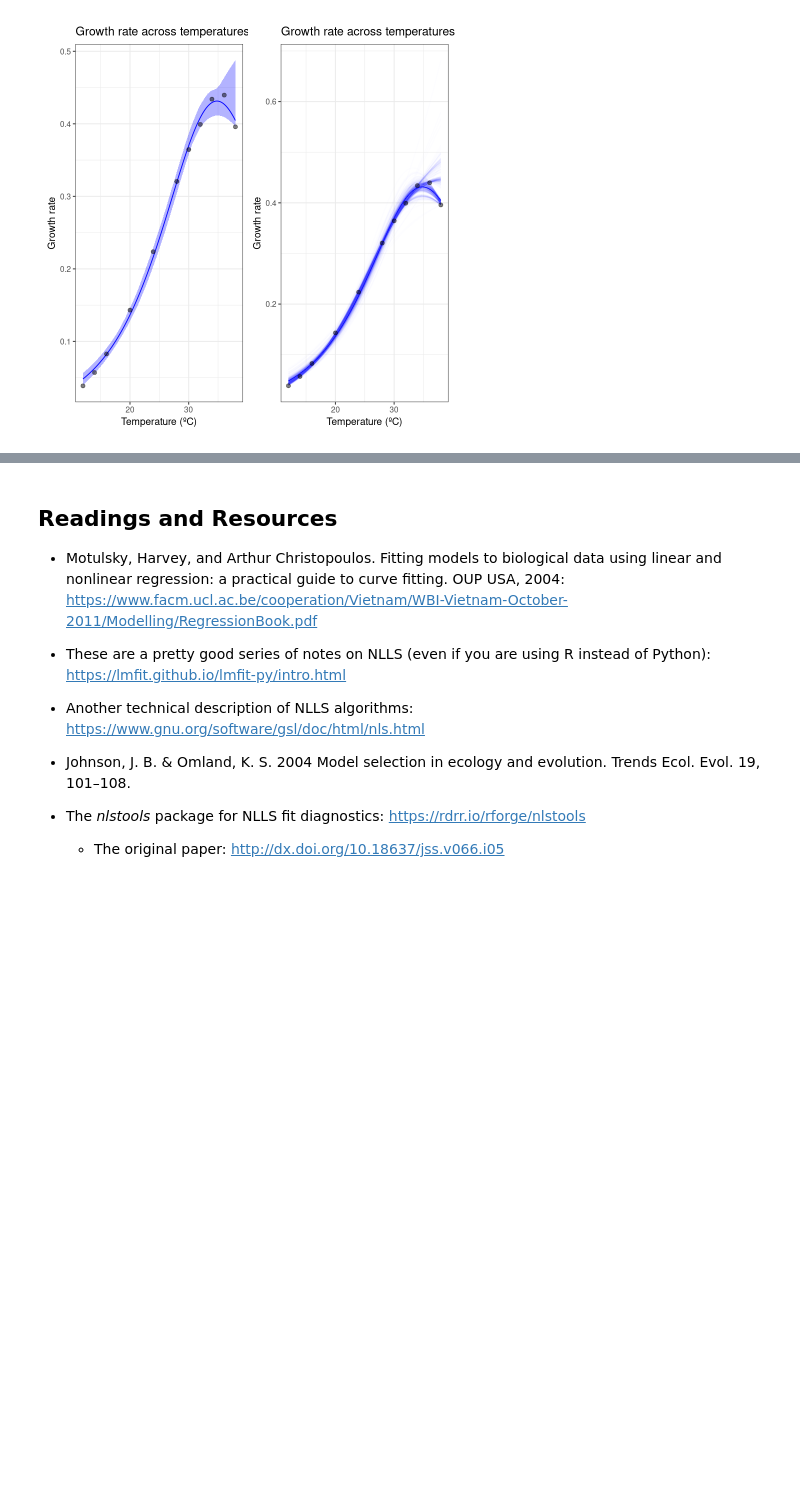
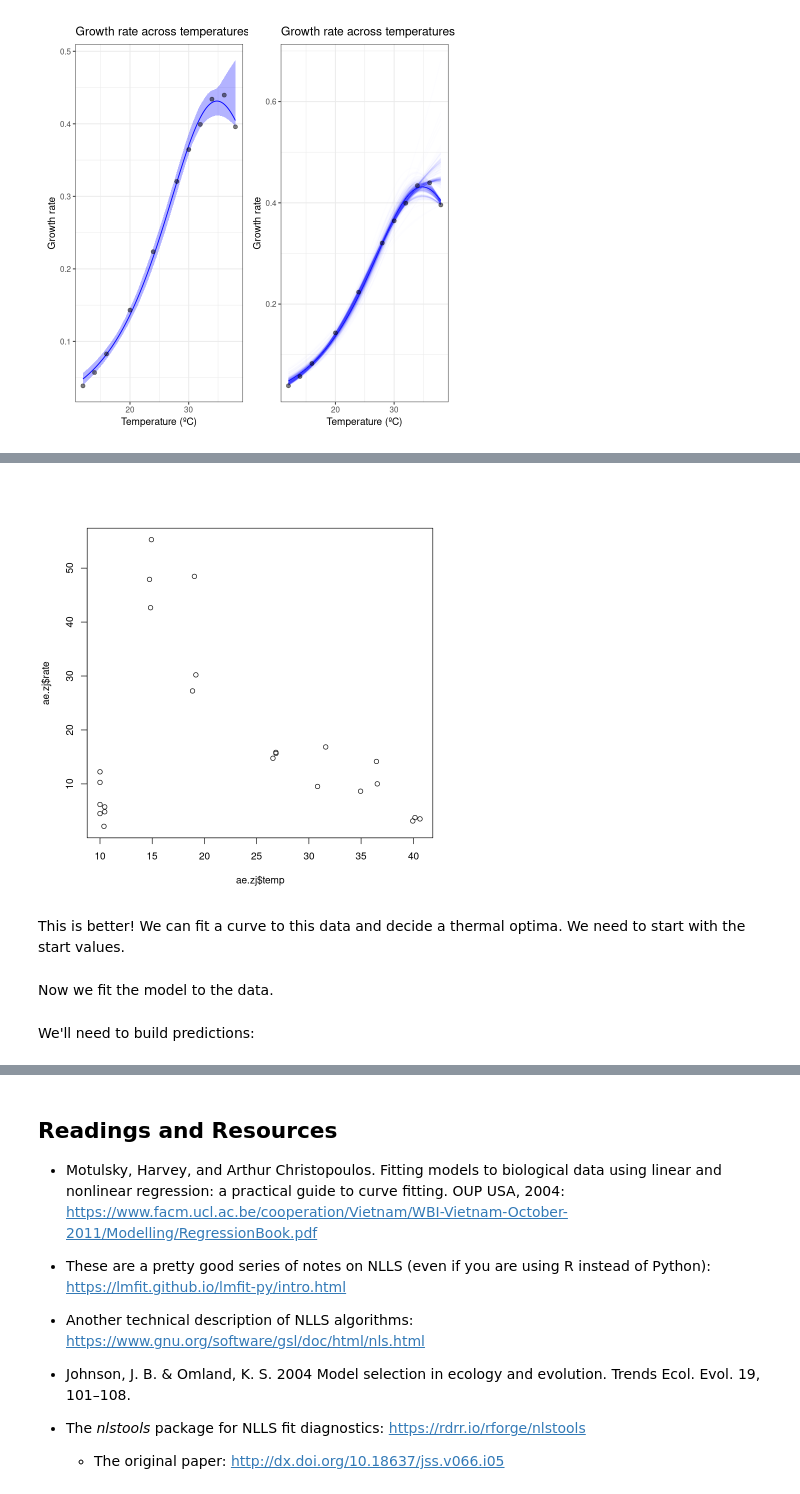
Before and after one commit to vectorbite/VBTraining3, a Jupyter notebook: Jupyter-notebooks/notebooks/3-NLLS.ipynb, the cells around one changed output, grey strips where cells are left out. Cells and saved outputs as stored; diff of their text form; code cells hidden in the pictures; blank space fills up the shorter version.

```diff
--- a/Jupyter-notebooks/notebooks/3-NLLS.ipynb
+++ b/Jupyter-notebooks/notebooks/3-NLLS.ipynb
@@ -1327,0 +1383,8 @@ We can see here that when we bootstrap this data, the fit is not as good as we w
+# %%
+ae.zj$rate <- 1/ae.zj$rate
+# %%
+plot(ae.zj$temp, ae.zj$rate)
+# %% [output]
+[figure, added]
+# %% [markdown]
+This is better! We can fit a curve to this data and decide a thermal optima. We need to start with the start values.
@@ -1327,0 +1393,2 @@ We can see here that when we bootstrap this data, the fit is not as good as we w
+# %% [markdown]
+Now we fit the model to the data.
@@ -1327,0 +1404,2 @@ We can see here that when we bootstrap this data, the fit is not as good as we w
+# %% [markdown]
+We'll need to build predictions:
```
Also changed, not shown: parts of 34 cells of this notebook, 9 other files.
